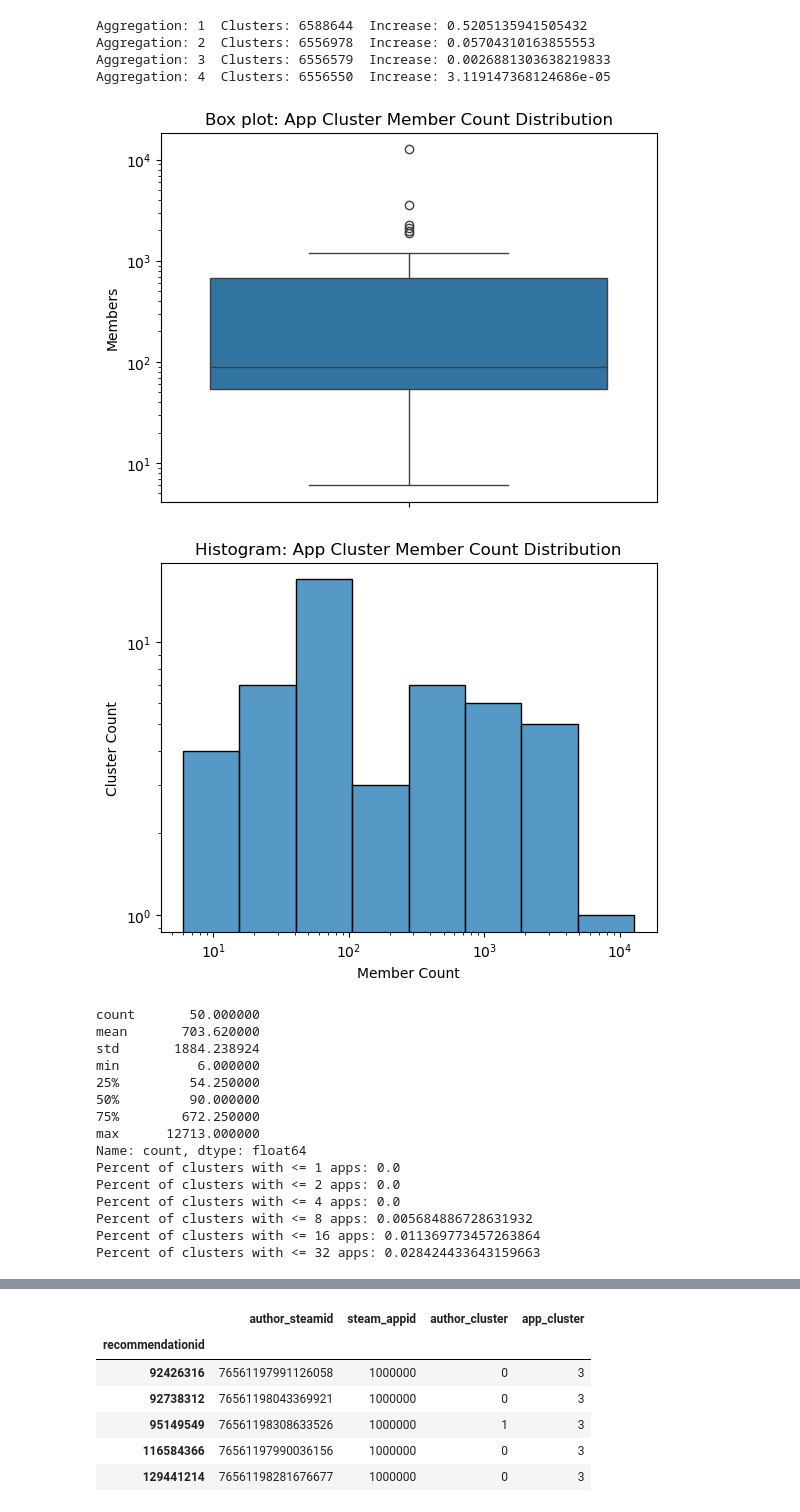
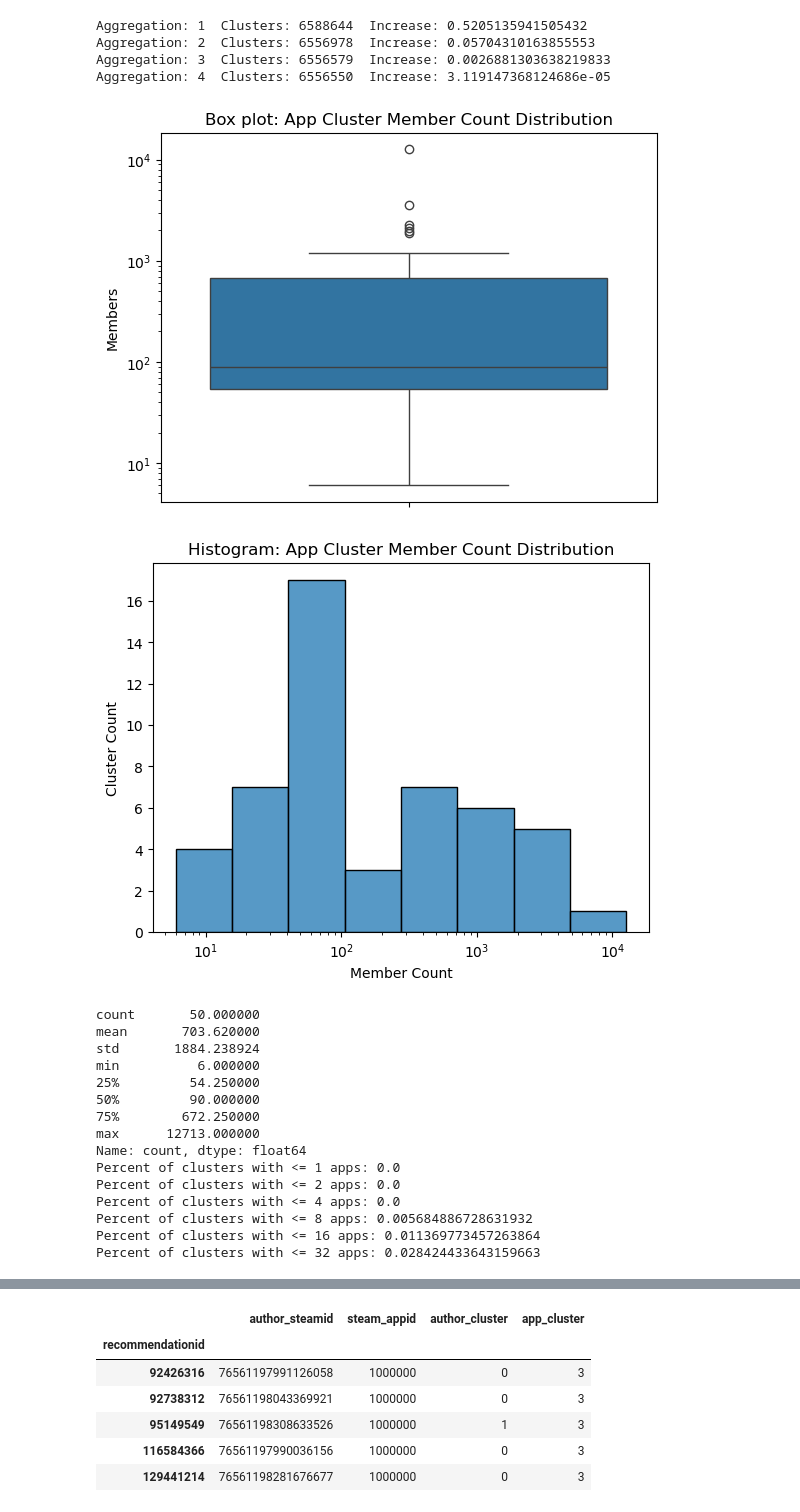
Before and after one commit to zbvc42/steam_recommendation_system, a Jupyter notebook: notebooks/04 - Clustering/01-get_positive_clusters.ipynb, the cells around one changed output, grey strips where cells are left out. Drawn from its saved outputs; the diff is of its cells as text; code cells hidden in the pictures.

Commit message:
Reformatted histograms to have linearly-scaled y axes

```diff
--- a/notebooks/04 - Clustering/01-get_positive_clusters.ipynb
+++ b/notebooks/04 - Clustering/01-get_positive_clusters.ipynb
@@ -102,32 +102,31 @@ dict_cluster_reindex_mapping = {
 # %%
 # Boxplot of cluster member counts
 sns.boxplot(
     df_app_clusters.groupby(0).value_counts(),
 )
 plt.ylabel('Members')
 plt.yscale("log")
 plt.title('Box plot: App Cluster Member Count Distribution')
 plt.show()
 
 # Plots histogram of app cluster membership
 sns.histplot(
     df_app_clusters.groupby(0).value_counts(), log_scale=(True, False), bins="doane"
 )
-plt.yscale("log")
 plt.xlabel('Member Count')
 plt.ylabel('Cluster Count')
 plt.title('Histogram: App Cluster Member Count Distribution')
 plt.show()
 
 # Prints some descriptive statistics
 print(df_app_clusters[0].value_counts().describe())
 for i in range(6):
     print(
         f"Percent of clusters with <= {2**i} apps: {(df_app_clusters[0].value_counts() <= 2**i).sum()/len(df_app_clusters) * 100}"
     )
 # %% [output]
 [figure]
-[figure, old version]
+[figure, new version]
 count       50.000000
 mean       703.620000
 std       1884.238924
```
Also changed, not shown: parts of 1 cell of this notebook, 1 other file.
